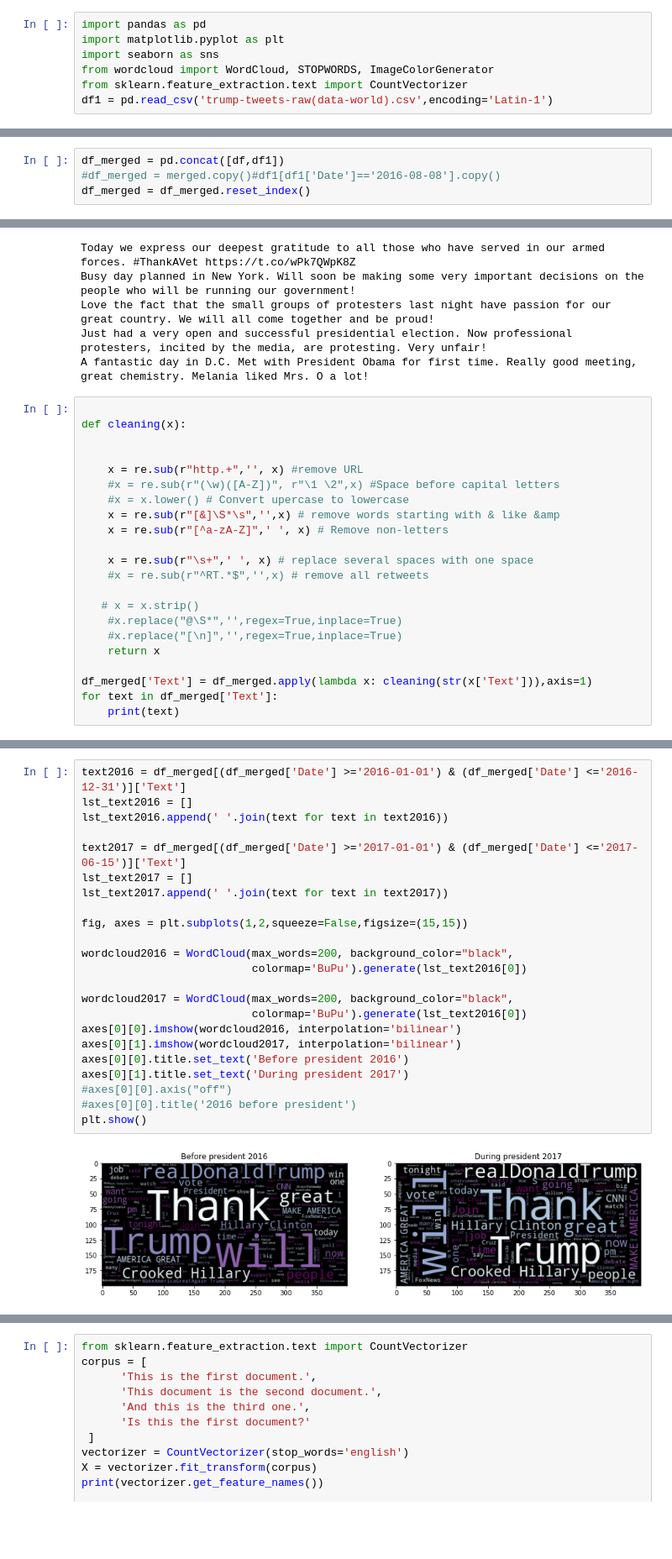
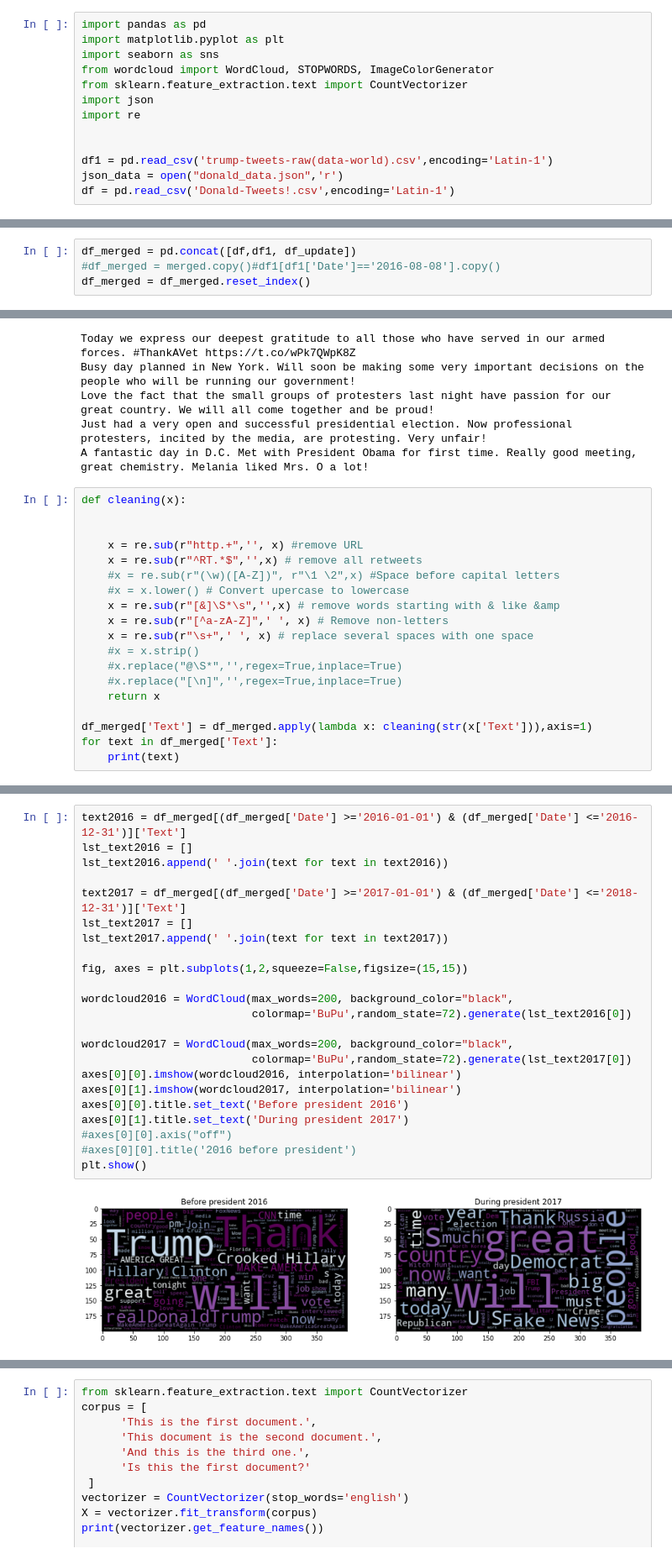
Before and after one commit to alexiska/Sentiment-analysis-Donald-Trump, a Jupyter notebook: Sentiment analysis.ipynb, the cells around one changed output, grey strips where cells are left out. Shown at 84% size. Drawn from its saved outputs; the diff is of its cells as text; blank space fills up the shorter version.

Commit message:
Update Sentiment analysis.ipynb
ad new data set and continue cleaning

```diff
--- a/Sentiment analysis.ipynb
+++ b/Sentiment analysis.ipynb
@@ -4,4 +4,10 @@ import matplotlib.pyplot as plt
 import seaborn as sns
 from wordcloud import WordCloud, STOPWORDS, ImageColorGenerator
 from sklearn.feature_extraction.text import CountVectorizer
+import json
+import re
+
+
 df1 = pd.read_csv('trump-tweets-raw(data-world).csv',encoding='Latin-1')
+json_data = open("donald_data.json",'r')
+df = pd.read_csv('Donald-Tweets!.csv',encoding='Latin-1')
@@ -120,7 +204,7 @@ df1[df1['Date'] == '2016-11-11']
 | 1794 | Just had a very open and successf... | 2016-11-11 | 02:19:44 |
 | 1795 | A fantastic day in D.C. Met with ... | 2016-11-11 | 02:10:46 |
 # %%
-df_merged = pd.concat([df,df1])
+df_merged = pd.concat([df,df1, df_update])
 #df_merged = merged.copy()#df1[df1['Date']=='2016-08-08'].copy()
 df_merged = df_merged.reset_index()
 # %%
@@ -134,20 +218,17 @@ Love the fact that the small groups of protesters last night have passion for ou
 Just had a very open and successful presidential election. Now professional protesters, incited by the media, are protesting. Very unfair!
 A fantastic day in D.C. Met with President Obama for first time. Really good meeting, great chemistry. Melania liked Mrs. O a lot!
 # %%
-
 def cleaning(x):
 
 
     x = re.sub(r"http.+",'', x) #remove URL
+    x = re.sub(r"^RT.*$",'',x) # remove all retweets
     #x = re.sub(r"(\w)([A-Z])", r"\1 \2",x) #Space before capital letters
     #x = x.lower() # Convert upercase to lowercase
     x = re.sub(r"[&]\S*\s",'',x) # remove words starting with & like &amp
     x = re.sub(r"[^a-zA-Z]",' ', x) # Remove non-letters
-
     x = re.sub(r"\s+",' ', x) # replace several spaces with one space
-    #x = re.sub(r"^RT.*$",'',x) # remove all retweets
-
-   # x = x.strip()
+    #x = x.strip()
     #x.replace("@\S*",'',regex=True,inplace=True)
     #x.replace("[\n]",'',regex=True,inplace=True)
     return x
@@ -176,25 +257,25 @@ Still time to VoteTrump iVoted ElectionNight
 # %%
 text2016 = df_merged[(df_merged['Date'] >='2016-01-01') & (df_merged['Date'] <='2016-12-31')]['Text']
 lst_text2016 = []
 lst_text2016.append(' '.join(text for text in text2016))
 
-text2017 = df_merged[(df_merged['Date'] >='2017-01-01') & (df_merged['Date'] <='2017-06-15')]['Text']
+text2017 = df_merged[(df_merged['Date'] >='2017-01-01') & (df_merged['Date'] <='2018-12-31')]['Text']
 lst_text2017 = []
 lst_text2017.append(' '.join(text for text in text2017))
 
 fig, axes = plt.subplots(1,2,squeeze=False,figsize=(15,15))
 
 wordcloud2016 = WordCloud(max_words=200, background_color="black",
-                          colormap='BuPu').generate(lst_text2016[0])
+                          colormap='BuPu',random_state=72).generate(lst_text2016[0])
 
 wordcloud2017 = WordCloud(max_words=200, background_color="black",
-                          colormap='BuPu').generate(lst_text2016[0])
+                          colormap='BuPu',random_state=72).generate(lst_text2017[0])
 axes[0][0].imshow(wordcloud2016, interpolation='bilinear')
 axes[0][1].imshow(wordcloud2017, interpolation='bilinear')
 axes[0][0].title.set_text('Before president 2016')
 axes[0][1].title.set_text('During president 2017')
 #axes[0][0].axis("off")
 #axes[0][0].title('2016 before president')
 plt.show()
 # %% [output]
-[figure, old version]
+[figure, new version]
```
Also changed, not shown: parts of 11 cells of this notebook.
